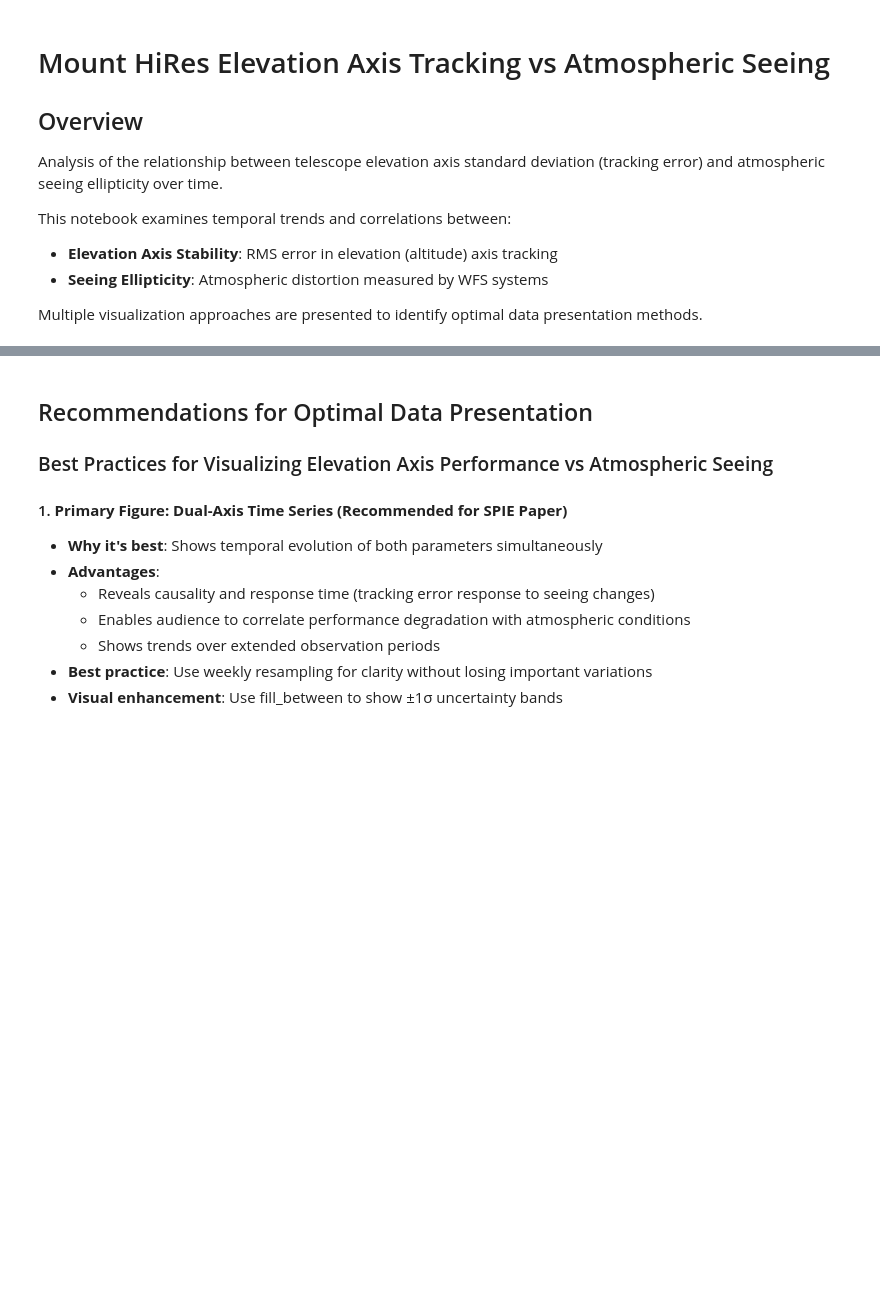
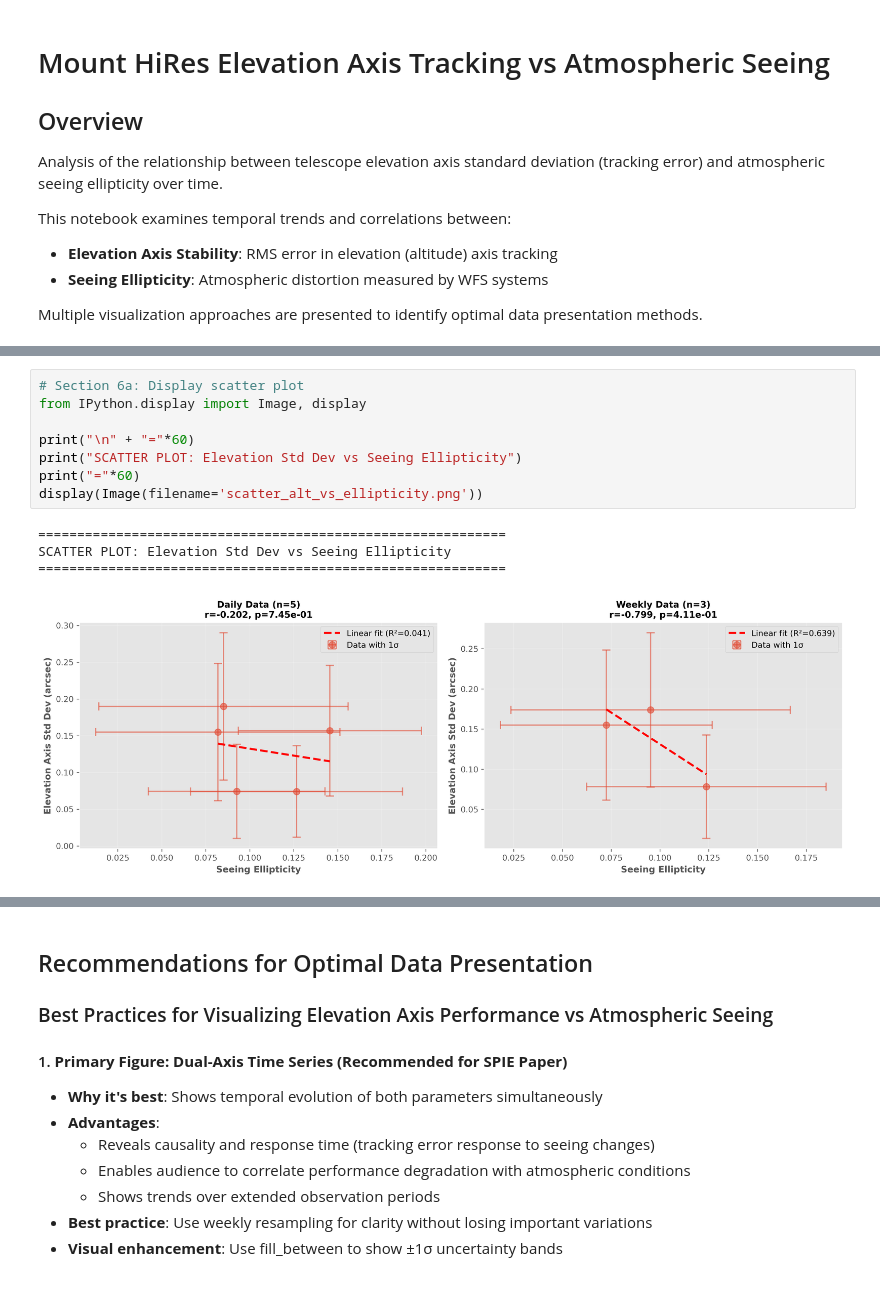
Before and after one commit to jdgibson/spie2026_fig4_stddev_vs_seeing, a Jupyter notebook: Mount_HiRes_Alt_Stddev_vs_Seeing.ipynb, the cells around one changed output, grey strips where cells are left out. Saved outputs shown, nothing was run; the diff lists cells and outputs as text; blank space fills up the shorter version.

Commit message:
Working on stddev alterr vs ellipticity notebook.

```diff
--- a/Mount_HiRes_Alt_Stddev_vs_Seeing.ipynb
+++ b/Mount_HiRes_Alt_Stddev_vs_Seeing.ipynb
@@ -280,0 +620,13 @@ else:
+# %%
+# Section 6a: Display scatter plot
+from IPython.display import Image, display
+
+print("\n" + "="*60)
+print("SCATTER PLOT: Elevation Std Dev vs Seeing Ellipticity")
+print("="*60)
+display(Image(filename='scatter_alt_vs_ellipticity.png'))
+# %% [output]
+============================================================
+SCATTER PLOT: Elevation Std Dev vs Seeing Ellipticity
+============================================================
+[figure, added]
```
Also changed, not shown: parts of 36 cells of this notebook, 9 other files.
